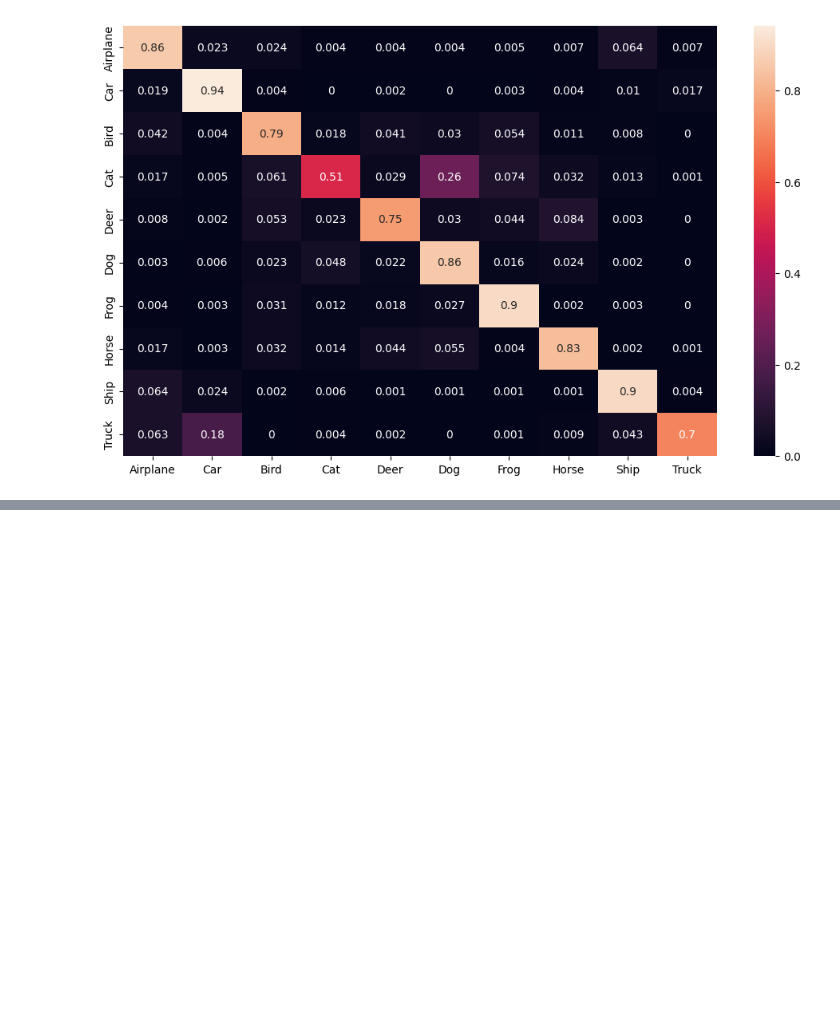
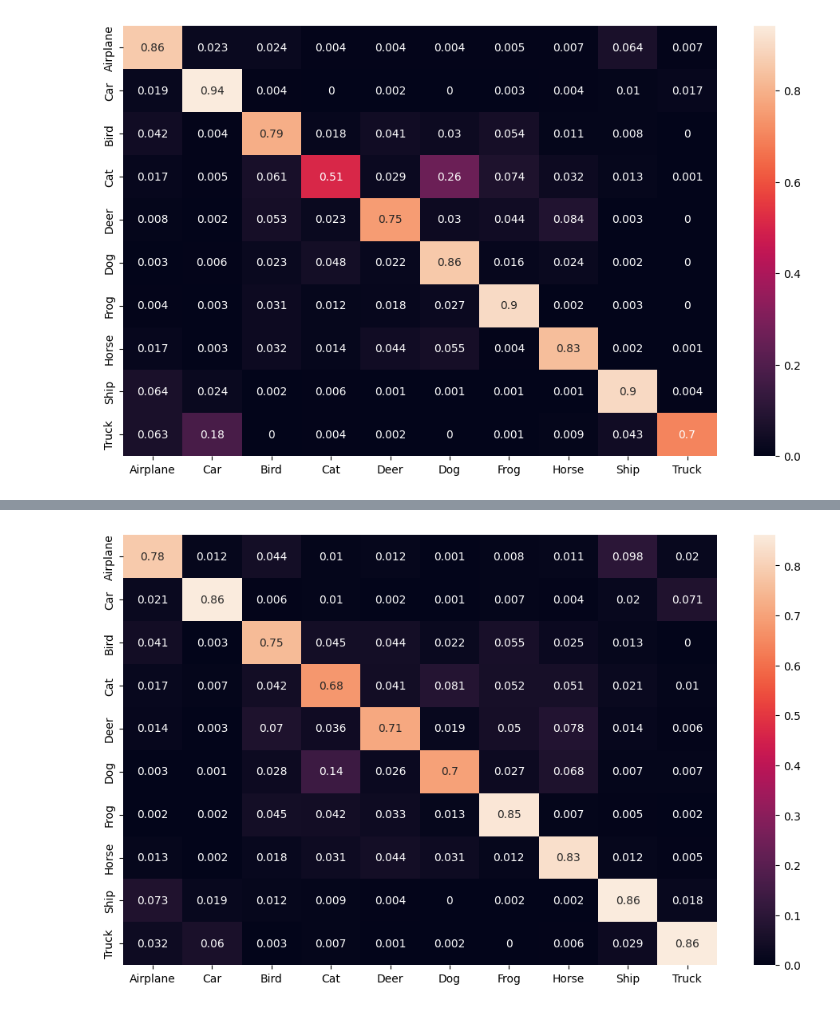
Before and after one commit to AhmedWael2000/Transfer-Learning-for-AlexNet-on-CIFAR-10, a Jupyter notebook: Transfer_Learning.ipynb, the cells around one changed output, grey strips where cells are left out. Saved outputs shown, nothing was run; the diff lists cells and outputs as text; code cells hidden in the pictures; blank space fills up the shorter version.

```diff
--- a/Transfer_Learning.ipynb
+++ b/Transfer_Learning.ipynb
@@ -179,0 +180,6 @@ plt.savefig('output.png')
+# %%
+resnet = models.resnet18(pretrained=True)
+# %%
+for param in resnet.parameters():
+  param.requires_grad=False
+resnet.fc = nn.Linear(512,10)
@@ -179,0 +221,31 @@ plt.savefig('output.png')
+# %%
+from sklearn.metrics import confusion_matrix
+import seaborn as sn
+import pandas as pd
+import numpy as np
+
+y_pred = []
+y_true = []
+for i , (inputs,labels) in enumerate(test_loader):
+        inputs = inputs.to(device)
+        labels= labels.to(device)
+        output = resnet(inputs)
+
+        output = (torch.max(output, 1)[1]).cpu().numpy()
+        y_pred.extend(output) # Save Prediction
+
+        labels = labels.data.cpu().cpu().numpy()
+        y_true.extend(labels) # Save Truth
+
+# classes
+classes = ('Airplane', 'Car', 'Bird', 'Cat', 'Deer', 'Dog', 'Frog', 'Horse', 'Ship', 'Truck')
+
+# confusion matrix
+cf_matrix = confusion_matrix(y_true, y_pred)
+df_cm = pd.DataFrame(cf_matrix / np.sum(cf_matrix, axis=1)[:, None], index = [i for i in classes],
+                     columns = [i for i in classes])
+plt.figure(figsize = (12,7))
+sn.heatmap(df_cm, annot=True)
+plt.savefig('output.png')
+# %% [output]
+[figure, added]
```
Also changed, not shown: parts of 4 cells of this notebook.
